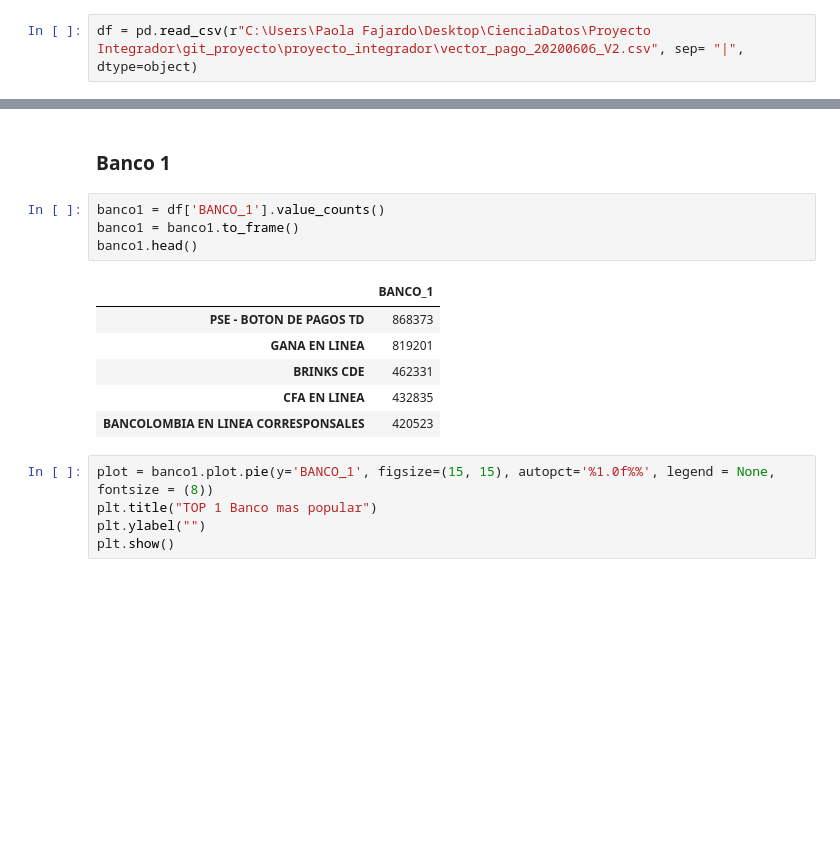
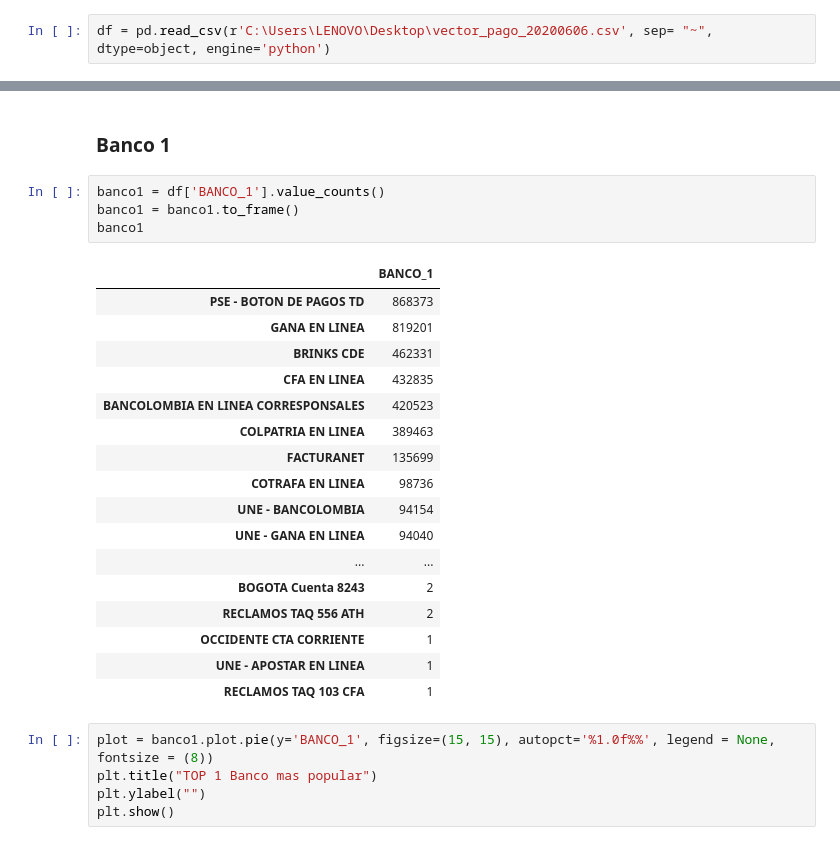
Before and after one commit to hsepulvedaj/proyecto_integrador, a Jupyter notebook: ProyectoIntegrador_descriptivo.ipynb, the cells around one changed output, grey strips where cells are left out. Saved outputs shown, nothing was run; the diff lists cells and outputs as text; blank space fills up the shorter version.

```diff
--- a/ProyectoIntegrador_descriptivo.ipynb
+++ b/ProyectoIntegrador_descriptivo.ipynb
@@ -20,4 +20,4 @@ pd.set_option('display.max_columns', None)
 # %% [markdown]
 ### Importar DF
 # %%
-df = pd.read_csv(r"C:\Users\Paola Fajardo\Desktop\CienciaDatos\Proyecto Integrador\git_proyecto\proyecto_integrador\vector_pago_20200606_V2.csv", sep= "|", dtype=object)
+df = pd.read_csv(r'C:\Users\LENOVO\Desktop\vector_pago_20200606.csv', sep= "~", dtype=object, engine='python')
@@ -394,14 +405,25 @@ plt.show()
 # %%
 banco1 = df['BANCO_1'].value_counts()
 banco1 = banco1.to_frame()
-banco1.head()
+banco1
 # %% [output]
 |  | BANCO_1 |
 | PSE - BOTON DE PAGOS TD | 868373 |
 | GANA EN LINEA | 819201 |
 | BRINKS CDE | 462331 |
 | CFA EN LINEA | 432835 |
 | BANCOLOMBIA EN LINEA CORRESPONSALES | 420523 |
+| COLPATRIA EN LINEA | 389463 |
+| FACTURANET | 135699 |
+| COTRAFA EN LINEA | 98736 |
+| UNE - BANCOLOMBIA | 94154 |
+| UNE - GANA EN LINEA | 94040 |
+| ... | ... |
+| BOGOTA Cuenta 8243 | 2 |
+| RECLAMOS TAQ 556 ATH | 2 |
+| OCCIDENTE CTA CORRIENTE | 1 |
+| UNE - APOSTAR EN LINEA | 1 |
+| RECLAMOS TAQ 103 CFA | 1 |
 # %%
 plot = banco1.plot.pie(y='BANCO_1', figsize=(15, 15), autopct='%1.0f%%', legend = None, fontsize = (8))
 plt.title("TOP 1 Banco mas popular")
```
Also changed, not shown: parts of 19 cells of this notebook, 2 other files.
